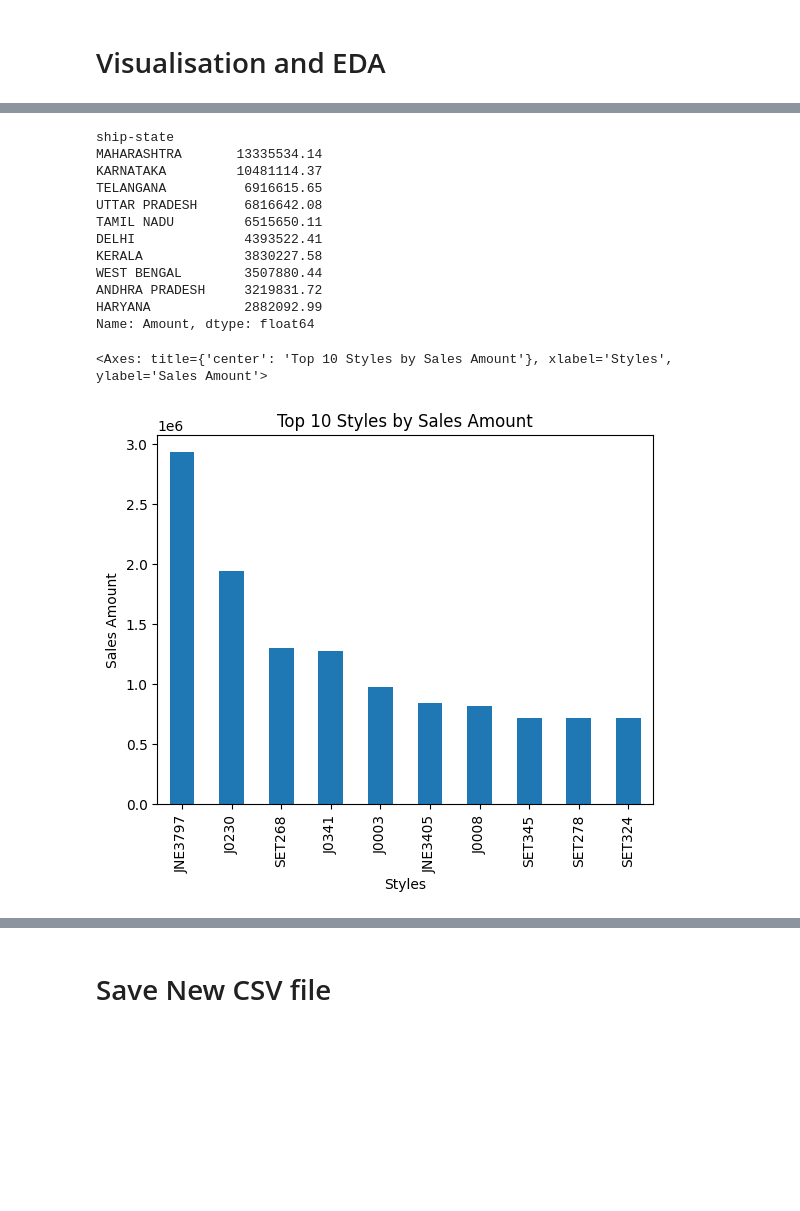
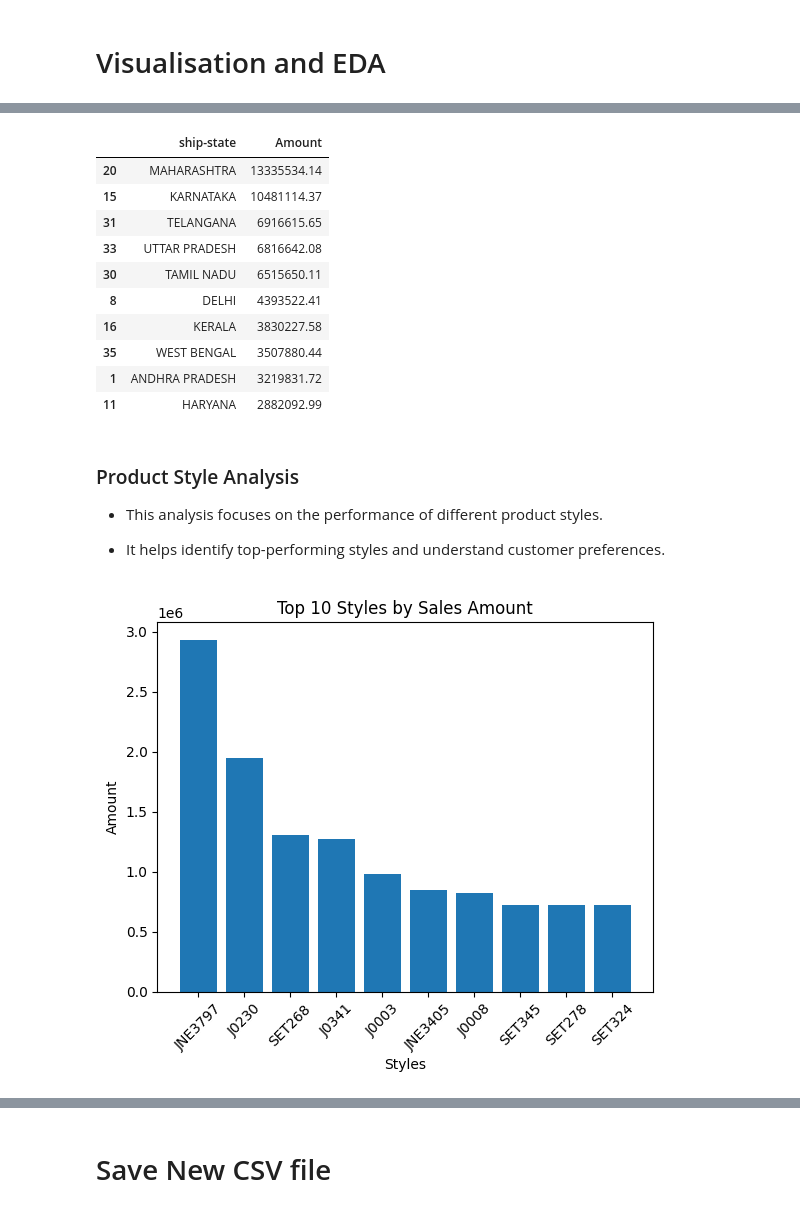
Before and after one commit to altamashfrgn472/Ecommerce-Sales-Analysis, a Jupyter notebook: notebooks/sales_analysis.ipynb, the cells around one changed output, grey strips where cells are left out. Drawn from its saved outputs; the diff is of its cells as text; code cells hidden in the pictures; blank space fills up the shorter version.

```diff
--- a/notebooks/sales_analysis.ipynb
+++ b/notebooks/sales_analysis.ipynb
@@ -194,24 +293,49 @@ data.groupby('ship-state')['Amount'].sum().sort_values(ascending=False).head(10)
 # %%
-data.groupby('ship-state')['Amount'].sum().sort_values(ascending=False).head(10)
+# data.groupby('ship-state')['Amount'].sum().sort_values(ascending=False).head(10)
+state_sales
 # %% [output]
-ship-state
-MAHARASHTRA       13335534.14
-KARNATAKA         10481114.37
-TELANGANA          6916615.65
-UTTAR PRADESH      6816642.08
-TAMIL NADU         6515650.11
-DELHI              4393522.41
-KERALA             3830227.58
-WEST BENGAL        3507880.44
-ANDHRA PRADESH     3219831.72
-HARYANA            2882092.99
-Name: Amount, dtype: float64
+|  | ship-state | Amount |
+| 20 | MAHARASHTRA | 13335534.14 |
+| 15 | KARNATAKA | 10481114.37 |
+| 31 | TELANGANA | 6916615.65 |
+| 33 | UTTAR PRADESH | 6816642.08 |
+| 30 | TAMIL NADU | 6515650.11 |
+| 8 | DELHI | 4393522.41 |
+| 16 | KERALA | 3830227.58 |
+| 35 | WEST BENGAL | 3507880.44 |
+| 1 | ANDHRA PRADESH | 3219831.72 |
+| 11 | HARYANA | 2882092.99 |
+# %% [markdown]
+### Product Style Analysis
+- This analysis focuses on the performance of different product styles.
+
+- It helps identify top-performing styles and understand customer preferences.
 # %%
-data.groupby('Style')['Amount'].sum().sort_values(ascending=False).head(10).plot(kind='bar',
-                                                                                 title='Top 10 Styles by Sales Amount',
-                                                                                 xlabel='Styles',
-                                                                                 ylabel='Sales Amount')
+# data.groupby('Style')['Amount'].sum().sort_values(ascending=False).head(10).plot(kind='bar',
+#                                                                                  title='Top 10 Styles by Sales Amount',
+#                                                                                  xlabel='Styles',
+#                                                                                  ylabel='Sales Amount')
+
+
+style_sales = (
+    data.groupby('Style')['Amount']
+    .sum()
+    .reset_index()
+    .sort_values('Amount', ascending=False)
+    .head(10)
+)
+
+plt.bar(
+    style_sales['Style'],
+    style_sales['Amount']
+)
+
+plt.title('Top 10 Styles by Sales Amount')
+plt.xlabel('Styles')
+plt.ylabel('Amount')
+plt.xticks(rotation=45)
+
+plt.show()
 # %% [output]
-<Axes: title={'center': 'Top 10 Styles by Sales Amount'}, xlabel='Styles', ylabel='Sales Amount'>
-[figure, old version]
+[figure, new version]
 # %%
```
Also changed, not shown: parts of 16 cells of this notebook, 1 other file.
